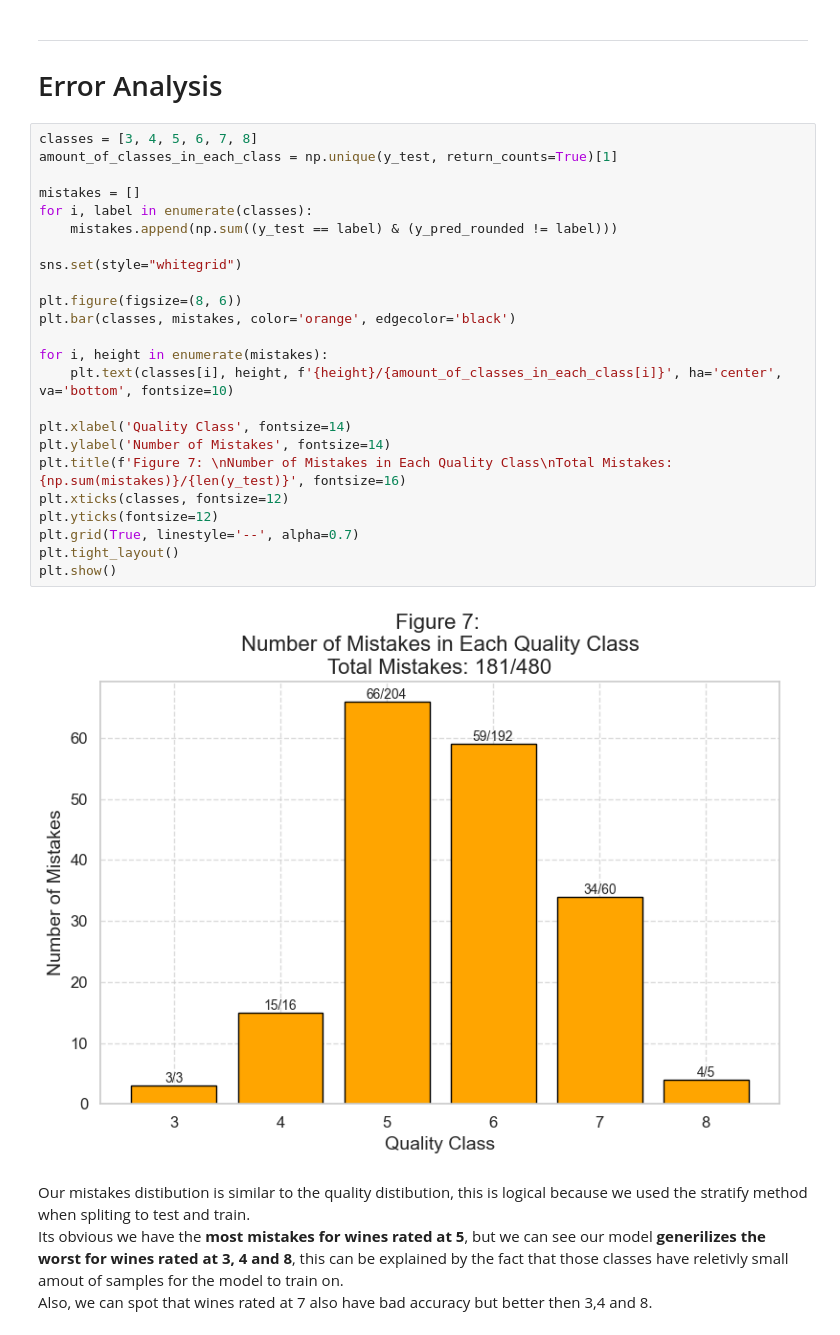
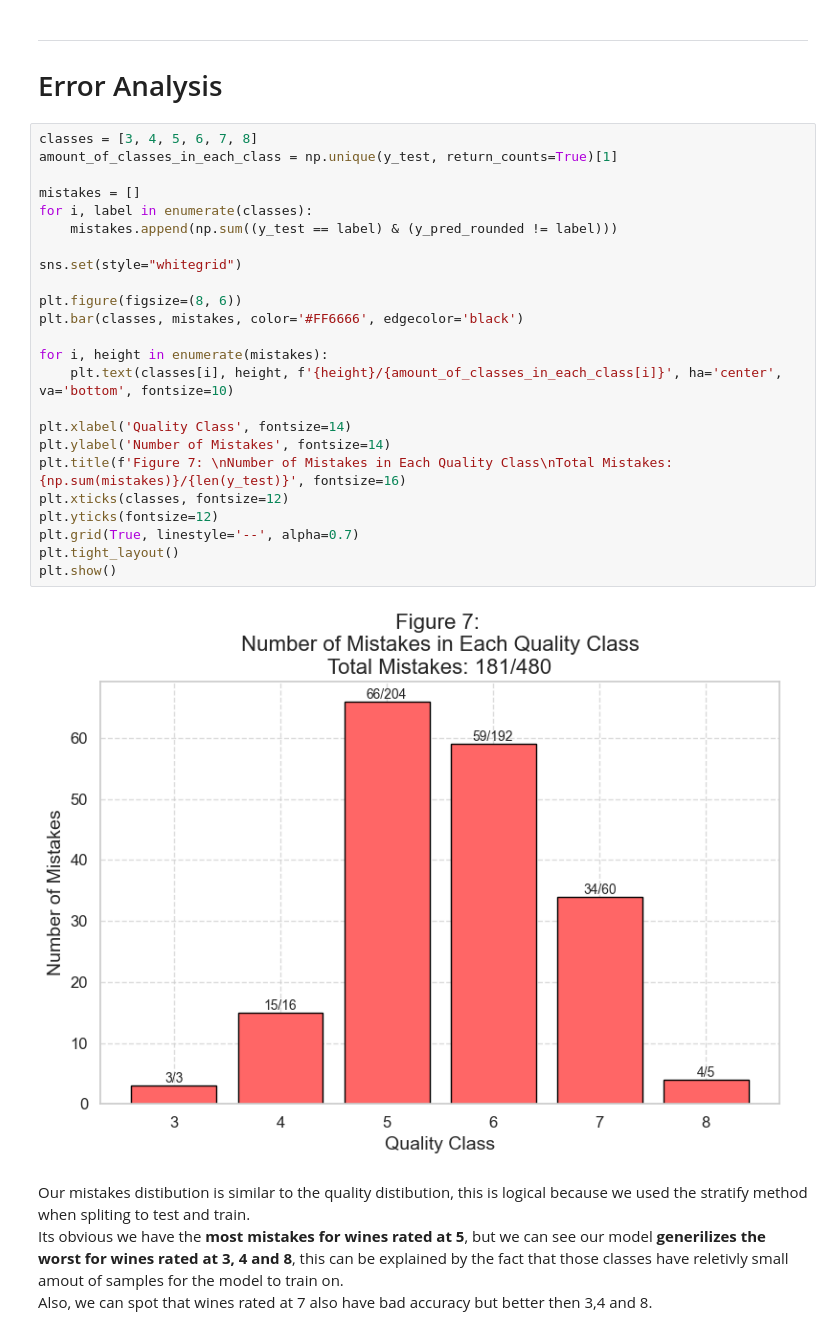
Before and after one commit to airbagdeer/tabular-ds-project, a Jupyter notebook: EX1.ipynb, the cells around one changed output. Cells and saved outputs as stored; diff of their text form.

```diff
--- a/EX1.ipynb
+++ b/EX1.ipynb
@@ -411,29 +398,29 @@ We didn't transform any features of the data on purpose, that's because we wante
 # %%
 classes = [3, 4, 5, 6, 7, 8]
 amount_of_classes_in_each_class = np.unique(y_test, return_counts=True)[1]
 
 mistakes = []
 for i, label in enumerate(classes):
     mistakes.append(np.sum((y_test == label) & (y_pred_rounded != label)))
 
 sns.set(style="whitegrid")
 
 plt.figure(figsize=(8, 6))
-plt.bar(classes, mistakes, color='orange', edgecolor='black')
+plt.bar(classes, mistakes, color='#FF6666', edgecolor='black')
 
 for i, height in enumerate(mistakes):
     plt.text(classes[i], height, f'{height}/{amount_of_classes_in_each_class[i]}', ha='center', va='bottom', fontsize=10)
 
 plt.xlabel('Quality Class', fontsize=14)
 plt.ylabel('Number of Mistakes', fontsize=14)
 plt.title(f'Figure 7: \nNumber of Mistakes in Each Quality Class\nTotal Mistakes: {np.sum(mistakes)}/{len(y_test)}', fontsize=16)
 plt.xticks(classes, fontsize=12)
 plt.yticks(fontsize=12)
 plt.grid(True, linestyle='--', alpha=0.7)
 plt.tight_layout()
 plt.show()
 # %% [output]
-[figure, old version]
+[figure, new version]
 # %% [markdown]
 Our mistakes distibution is similar to the quality distibution, this is logical because we used the stratify method when spliting to test and train. \
 Its obvious we have the **most mistakes for wines rated at 5**, but we can see our model **generilizes the worst for wines rated at 3, 4 and 8**, this can be explained by the fact that those classes have reletivly small amout of samples for the model to train on. \
```
Also changed, not shown: parts of 11 cells of this notebook.
